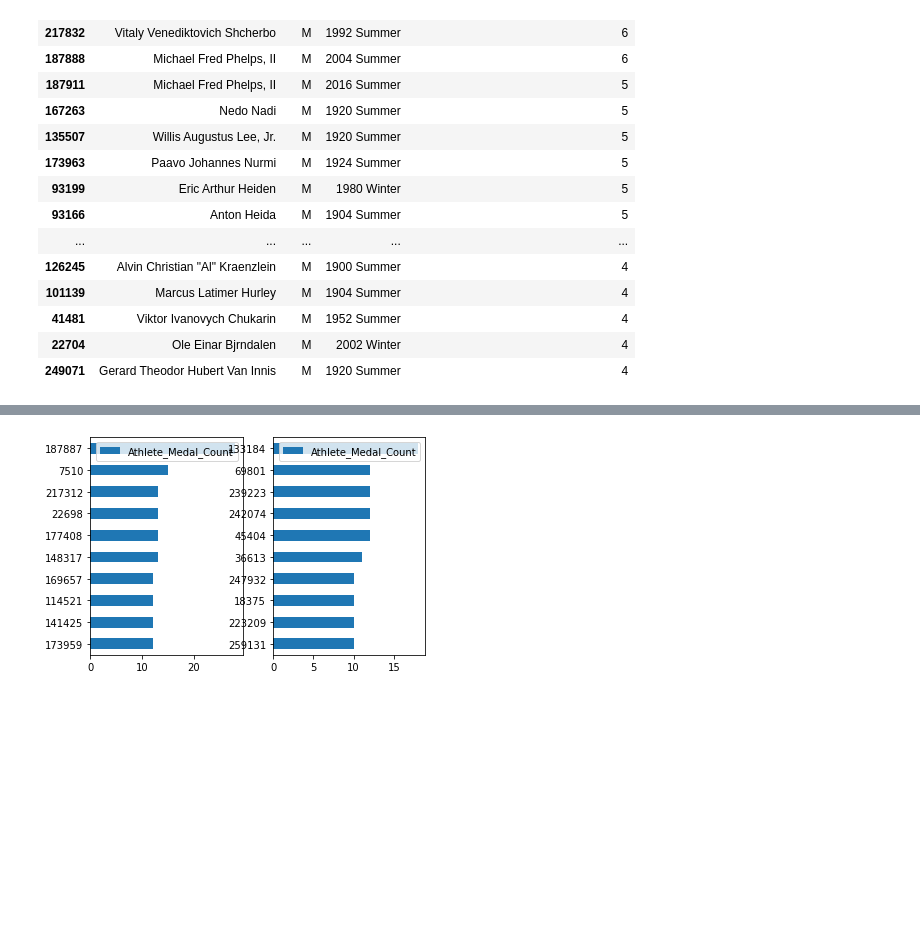
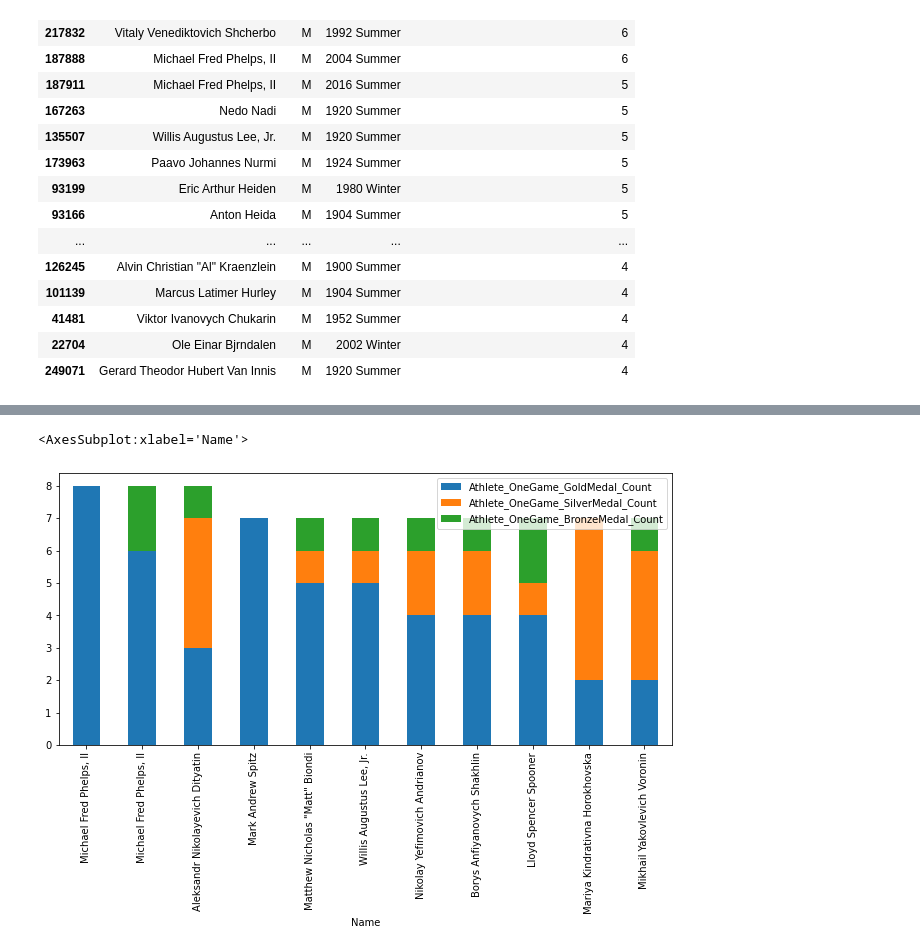
Before and after one commit to jennifer-biener/kaggle_datasets, a Jupyter notebook: 120 years Olympic history/presentation/deeper dives/athletes with most medals.ipynb, the cells around one changed output, grey strips where cells are left out. Cells and saved outputs as stored; diff of their text form; code cells hidden in the pictures; blank space fills up the shorter version.

```diff
--- a/120 years Olympic history/presentation/deeper dives/athletes with most medals.ipynb
+++ b/120 years Olympic history/presentation/deeper dives/athletes with most medals.ipynb
@@ -204,11 +200,5 @@ import matplotlib.pyplot as plt
-# %%
-male_top_10_medals = male_medal_counts.tail(10)
-female_top_10_medals = female_medal_counts.tail(10)
-
-fig, axes = plt.subplots(nrows=1, ncols=2)
-male_top_10_medals[["Name","Athlete_Medal_Count"]].plot(ax=axes[0], kind='barh')
-female_top_10_medals[["Name", "Athlete_Medal_Count"]].plot(ax=axes[1], kind='barh');
-# %% [output]
-[figure, removed]
 # %%
-#athlete_medal_counts[athlete_medal_counts.Athlete_Medal_Count>0]
+stacked_medal_counts[stacked_medal_counts.Athlete_OneGame_Medal_Count>6].plot.bar(x='Name', y=['Athlete_OneGame_GoldMedal_Count', 'Athlete_OneGame_SilverMedal_Count', 'Athlete_OneGame_BronzeMedal_Count'], stacked=True, figsize=(11,5))
+# %% [output]
+<AxesSubplot:xlabel='Name'>
+[figure, added]
```
Also changed, not shown: parts of 14 cells of this notebook.
